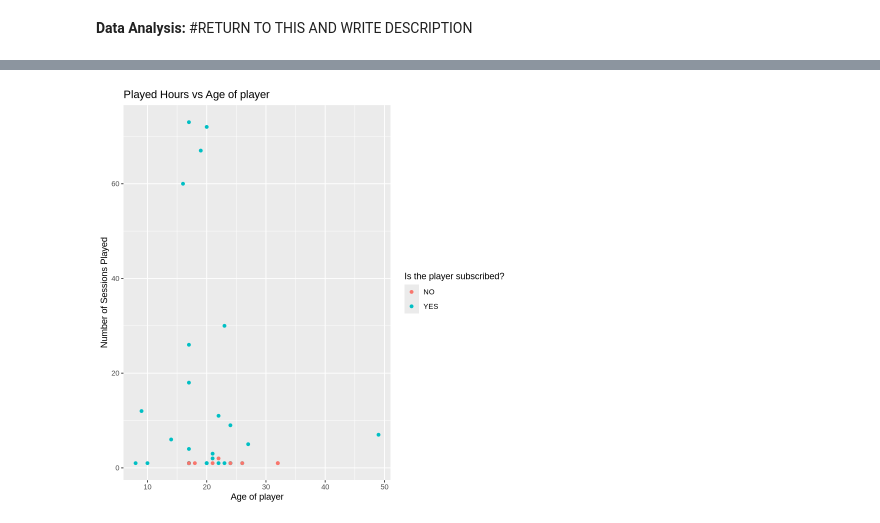
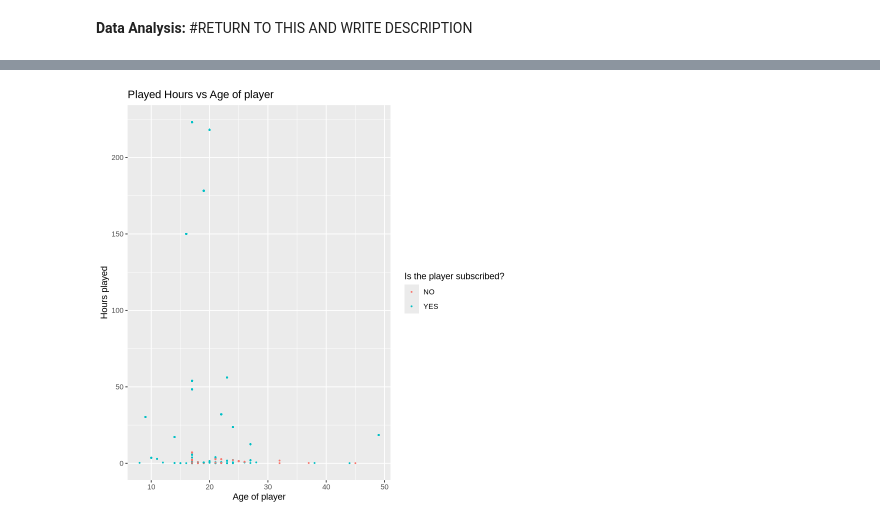
Before and after one commit to helenawu125/minecraft_final_project, a Jupyter notebook: Final_Project.ipynb, the cells around one changed output, grey strips where cells are left out. Saved outputs shown, nothing was run; the diff lists cells and outputs as text; code cells hidden in the pictures.

```diff
--- a/Final_Project.ipynb
+++ b/Final_Project.ipynb
@@ -149,9 +169,11 @@ A tibble: 39 × 3
 # %%
 merged_data <- players_data |>
-  left_join(sessions_data_clean, by = "hashedEmail") |>
-  clean_names() |>
-  drop_na(experience:total_session_time) |>
-  select(-hashed_email, -name) |>
-mutate(subscribe = recode(as.character(subscribe), `TRUE` = "YES", `FALSE` = "NO"))
+left_join(sessions_data_clean, by = "hashedEmail") |>
+clean_names() |>
+drop_na(experience:original_end_time) |>
+filter(played_hours > 0) |>
+  select(-hashed_email, -name, -original_start_time, -original_end_time) |>
+mutate(subscribe = recode(as.character(subscribe), `TRUE` = "YES", `FALSE` = "NO")) |>
+mutate(subscribe = factor(subscribe, levels= c("NO", "YES")))
 merged_data
 # %% [output]
@@ -186,10 +207,10 @@ experience_plot
 # %%
-hours_played_plot <- ggplot(merged_data, aes(x = age, y = session_count, color = subscribe)) +
-  geom_point() +
+hours_played_plot <- ggplot(merged_data, aes(x = age, y = played_hours, color = subscribe)) +
+  geom_point(size = 0.4) +
 xlab("Age of player") +
-ylab("Number of Sessions Played") +
+ylab("Hours played") +
 labs(color = "Is the player subscribed?") +
 ggtitle("Played Hours vs Age of player")
 hours_played_plot
 # %% [output]
-[figure, old version]
+[figure, new version]
```
Also changed, not shown: parts of 13 cells of this notebook.
